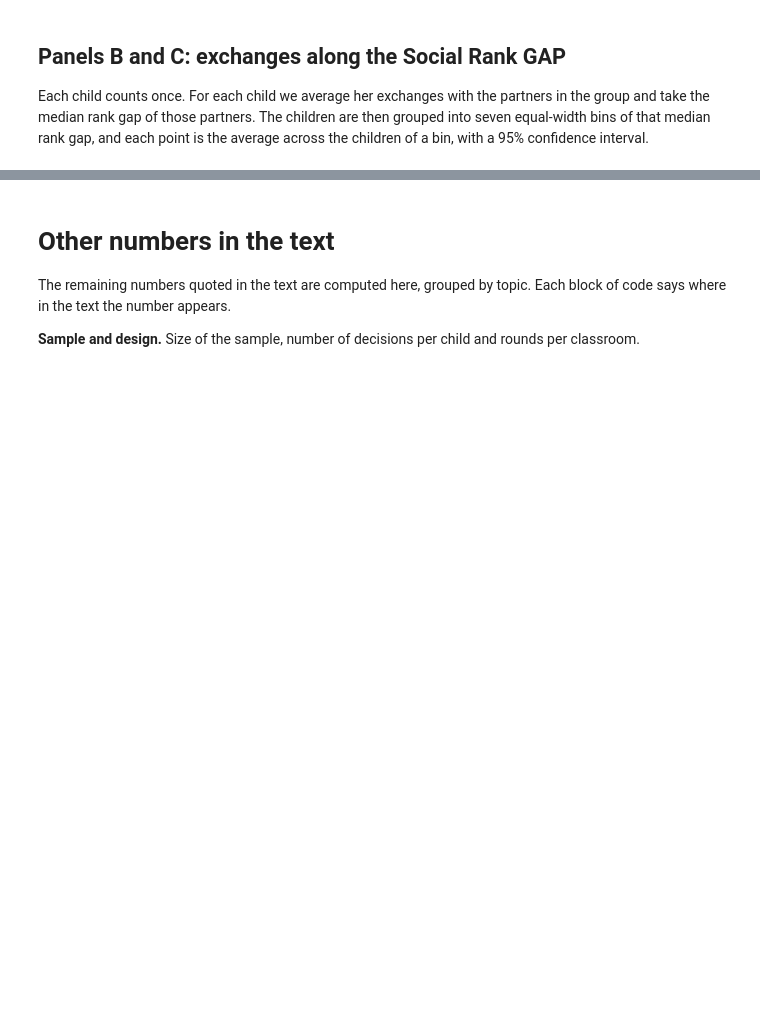
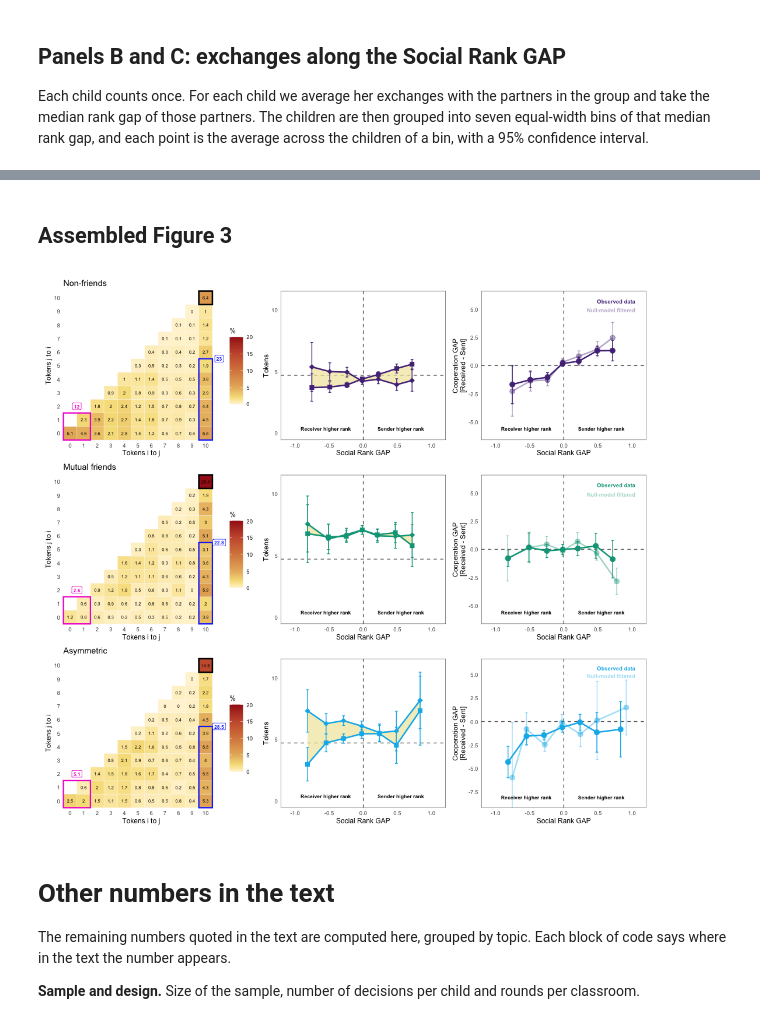
Before and after one commit to melanieoyarzun/patio-en-red, a Jupyter notebook: notebooks/main/02_main_results.ipynb, the cells around one changed output, grey strips where cells are left out. Cells and saved outputs as stored; diff of their text form; code cells hidden in the pictures; blank space fills up the shorter version.

```diff
--- a/notebooks/main/02_main_results.ipynb
+++ b/notebooks/main/02_main_results.ipynb
@@ -1023,0 +1030,6 @@ write_csv(binned,        here("output", "tables", "figure3_binned_means.csv"))
+# %% [markdown]
+## Assembled Figure 3
+# %%
+figure3
+# %% [output]
+[figure, added]
```
Also changed, not shown: parts of 19 cells of this notebook, 14 other files.
